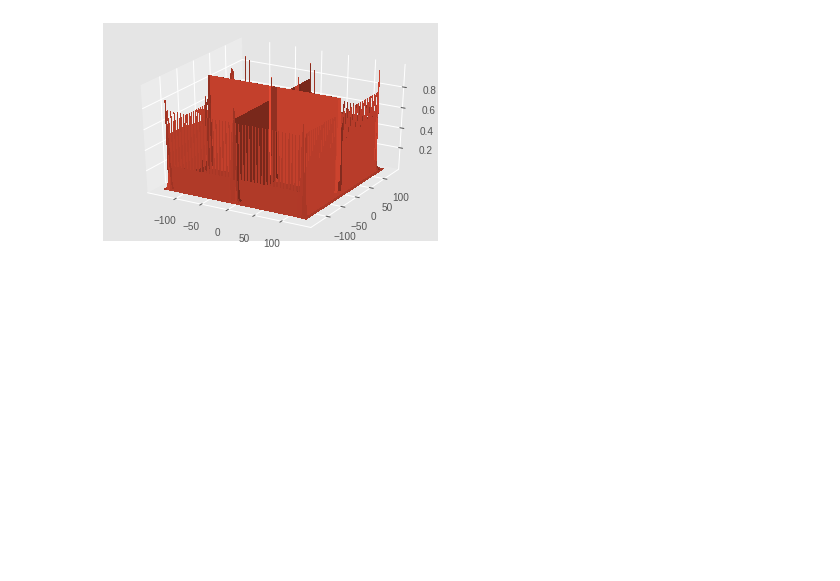
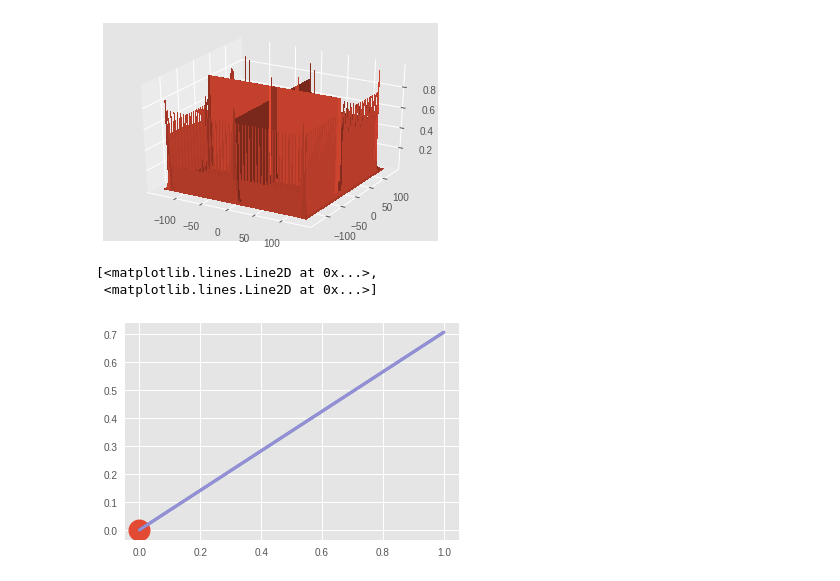
Before and after one commit to rancheng/AirSimProjects, a Jupyter notebook: visualization.ipynb, the cells around one changed output. Cells and saved outputs as stored; diff of their text form; code cells hidden in the pictures; blank space fills up the shorter version.

Commit message:
update visualization and preload function

```diff
--- a/visualization.ipynb
+++ b/visualization.ipynb
@@ -133,0 +191,11 @@ def __get_next_starting_point(self):
+# %%
+a = [0,0]
+theta = np.pi/4
+b = np.array([np.cos(theta), np.sin(theta)])
+# %%
+plt.plot([0], 'o', markersize=22)
+plt.plot([[0,0], b], '-', linewidth=3)
+# %% [output]
+[<matplotlib.lines.Line2D at 0x...>,
+ <matplotlib.lines.Line2D at 0x...>]
+[figure, added]
```
Also changed, not shown: parts of 16 cells of this notebook, 2 other files.
